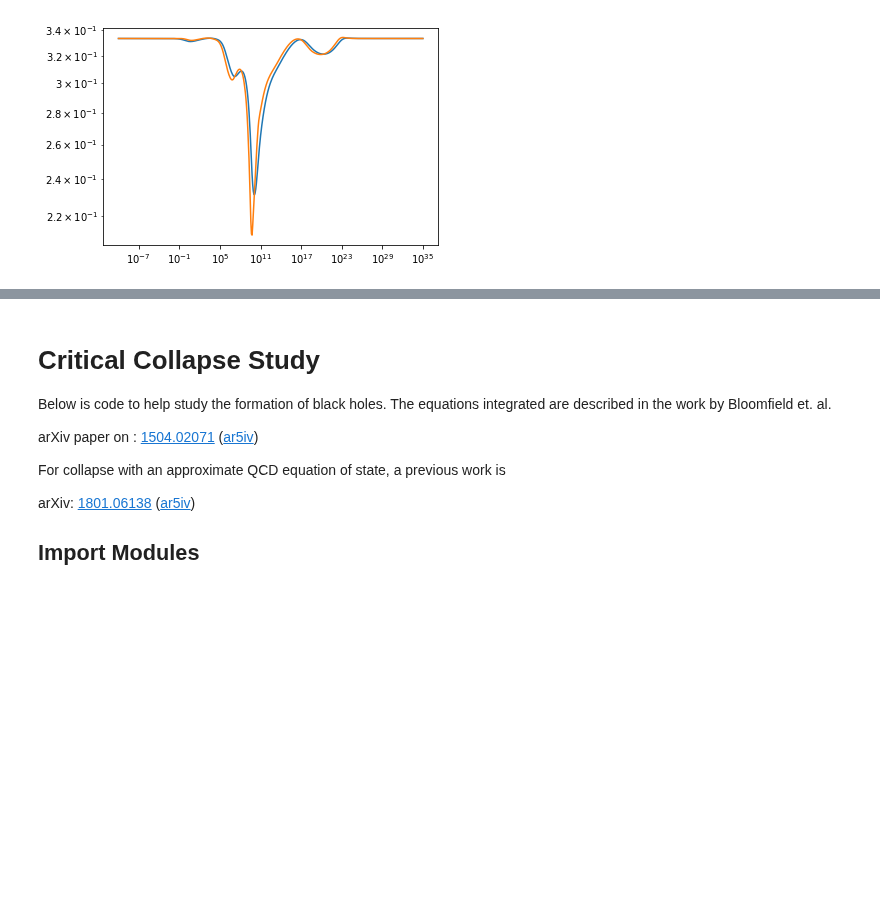
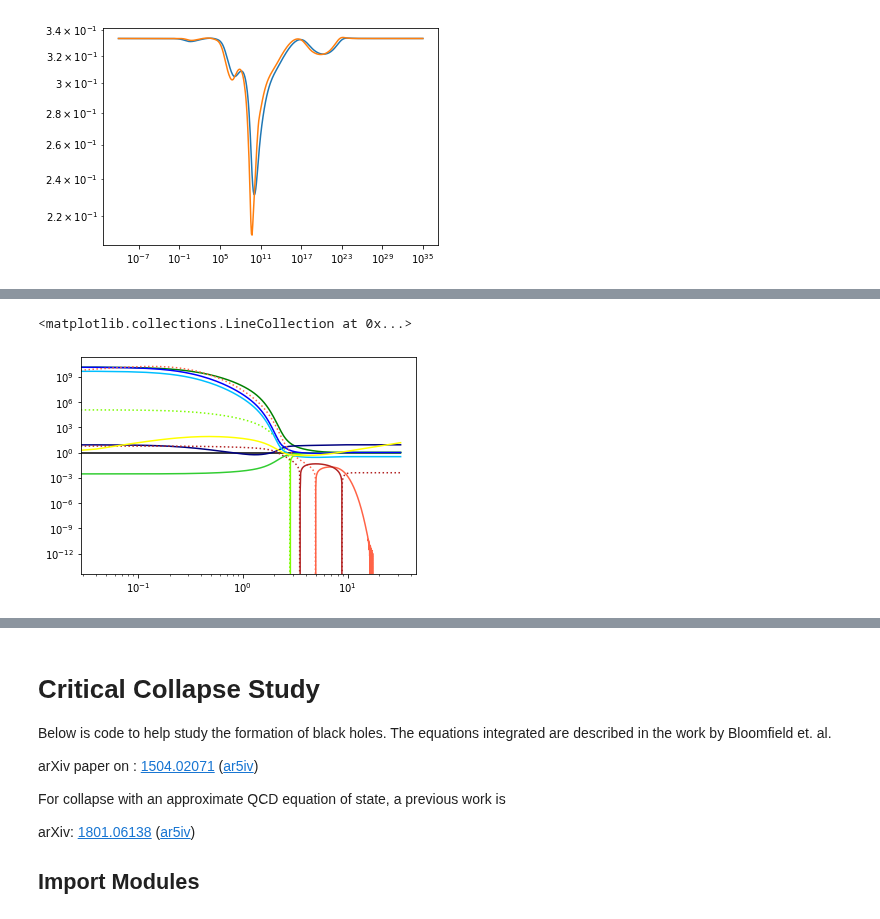
Before and after one commit to jbmertens/criticalcollapse, a Jupyter notebook: Critical_scaling.ipynb, the cells around one changed output, grey strips where cells are left out. Saved outputs shown, nothing was run; the diff lists cells and outputs as text; code cells hidden in the pictures; blank space fills up the shorter version.

```diff
--- a/Critical_scaling.ipynb
+++ b/Critical_scaling.ipynb
@@ -68,0 +70,21 @@ plt.hlines(1.0, Abar[0], Abar[-1])
+# %%
+Ab = agg[0]
+def myplot(f, c) :
+    plt.loglog(Ab, f, ls='-', color=c)
+    plt.loglog(Ab, -f, ls=':', color=c)
+
+Rt = agg[1]; myplot(Rt, "limegreen")
+mt = agg[2]; myplot(mt, "green")
+Ut = agg[3]; myplot(Ut, "lawngreen")
+dRtdAb = agg[4];
+dmtdAb = agg[5];
+gammab = agg[6]; myplot(gammab, "navy")
+rhot = agg[7]; myplot(rhot, "blue")
+Pt = agg[8]; myplot(Pt, "deepskyblue")
+dPtdAb = agg[9]; myplot(dPtdAb, "tomato")
+phi = agg[10]; myplot(phi, "firebrick")
+m2oR = agg[11]; myplot(m2oR, "yellow")
+plt.hlines(1.0, Ab[0], Ab[-1], colors='k')
+# %% [output]
+<matplotlib.collections.LineCollection at 0x...>
+[figure, added]
```
Also changed, not shown: parts of 10 cells of this notebook, 2 other files.
